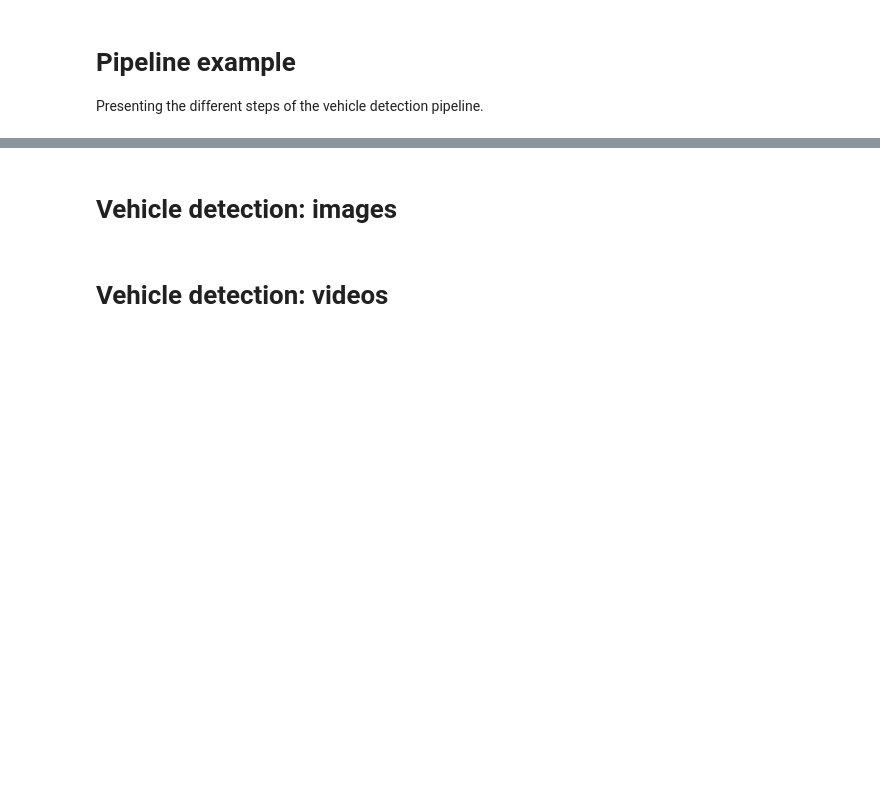
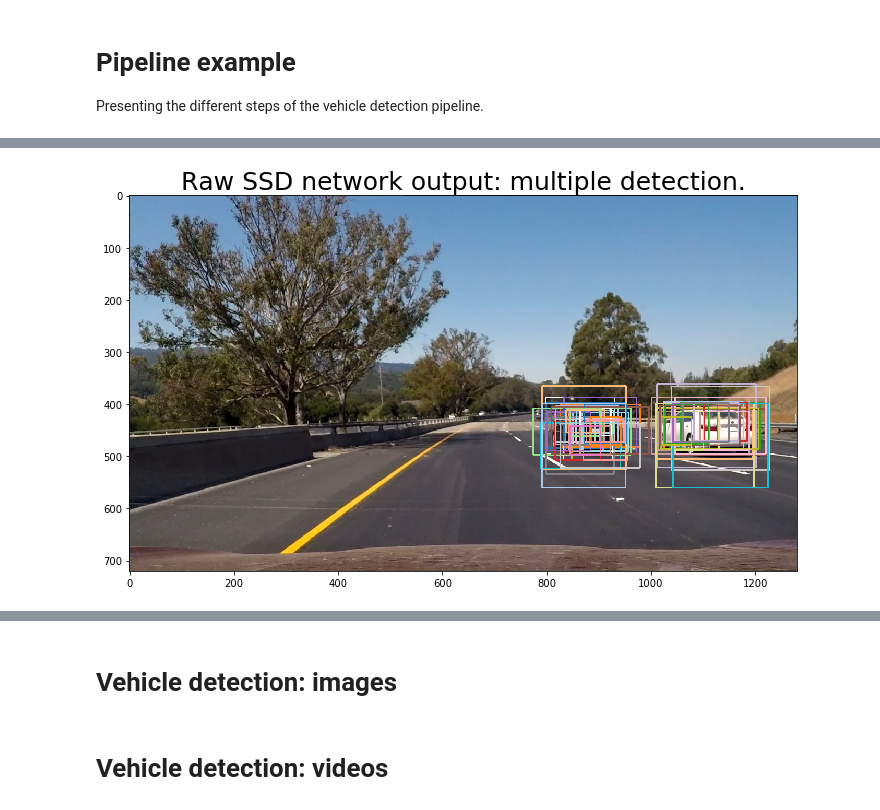
Before and after one commit to balancap/SDC-Vehicle-Detection, a Jupyter notebook: vehicle-detection.ipynb, the cells around one changed output, grey strips where cells are left out. Saved outputs shown, nothing was run; the diff lists cells and outputs as text; code cells hidden in the pictures; blank space fills up the shorter version.

```diff
--- a/vehicle-detection.ipynb
+++ b/vehicle-detection.ipynb
@@ -16,19 +22,20 @@ isess = tf.InteractiveSession()
 # %% [markdown]
 # Drawing and plotting routines.
 # %%
-def bboxes_draw_on_img(img, classes, scores, bboxes, colors, thickness=2):
+def bboxes_draw_on_img(img, scores, bboxes, colors, thickness=2, show_text=True):
     shape = img.shape
     for i in range(bboxes.shape[0]):
         bbox = bboxes[i]
-        color = colors[classes[i]]
+        color = colors[i % len(colors)]
         # Draw bounding box...
         p1 = (int(bbox[0] * shape[0]), int(bbox[1] * shape[1]))
         p2 = (int(bbox[2] * shape[0]), int(bbox[3] * shape[1]))
         cv2.rectangle(img, p1[::-1], p2[::-1], color, thickness)
         # Draw text...
-        s = '%s/%.3f' % (classes[i], scores[i])
-        p1 = (p1[0]-5, p1[1])
-        cv2.putText(img, s, p1[::-1], cv2.FONT_HERSHEY_DUPLEX, 0.4, color, 1)
+        if show_text:
+            s = '%s: %.3f' % ('Car', scores[i])
+            p1 = (p1[0]-5, p1[1])
+            cv2.putText(img, s, p1[::-1], cv2.FONT_HERSHEY_DUPLEX, 0.7, color, 1)
 
 def plot_image(img, title='', figsize=(24, 9)):
     f, axes = plt.subplots(1, 1, figsize=figsize)
@@ -82,7 +90,7 @@ Caused by op 'save/RestoreV2', defined at:
 Presenting the different steps of the vehicle detection pipeline.
 # %%
 # Main processing routine.
-def ssd_process_image(img, select_threshold=0.5, nms_threshold=0.35):
+def ssd_process_image(img, select_threshold=0.5):
     """Process an image through SSD network.
 
     Arguments:
@@ -93,23 +101,28 @@ def ssd_process_image(img, select_threshold=0.5, nms_threshold=0.35):
     # Resize image to height 300.
     factor = 300. / float(img.shape[0])
     img = cv2.resize(img, (0,0), fx=factor, fy=factor)
+    # Run SSD network and get class prediction and localization.
+    rpredictions, rlocalisations = isess.run([predictions, localisations], feed_dict={img_input: img})
 
-    # Run SSD network.
-    rpredictions, rlocalisations, rbbox_img = isess.run([predictions, localisations, bbox_img],
-                                                              feed_dict={img_input: img})
-    # Update anchor boxes to image size.
+    # Get anchor boxes for this image shape.
     ssd.update_feature_shapes(rpredictions)
     anchors = ssd.anchors(img.shape, dtype=np.float32)
 
-    # Compute classes and bboxes from the net outputs.
+    # Compute classes and bboxes from the net outputs: decode SSD output.
     rclasses, rscores, rbboxes, rlayers, ridxes = ssd_common.ssd_bboxes_select(
             rpredictions, rlocalisations, anchors,
             threshold=select_threshold, img_shape=img.shape, num_classes=ssd.params.num_classes, decode=True)
 
-    rbboxes = ssd_common.bboxes_clip(rbbox_img, rbboxes)
+#     rbboxes = ssd_common.bboxes_clip(rbbox_img, rbboxes)
+    # Remove other classes than cars.
+    idxes = (rclasses == 1)
+    rclasses = rclasses[idxes]
+    rscores = rscores[idxes]
+    rbboxes = rbboxes[idxes]
+    # Sort boxes by score.
     rclasses, rscores, rbboxes = ssd_common.bboxes_sort(rclasses, rscores, rbboxes,
                                                         top_k=400, priority_inside=True, margin=0.0)
-    rclasses, rscores, rbboxes = ssd_common.bboxes_nms(rclasses, rscores, rbboxes, threshold=nms_threshold)
+#     rclasses, rscores, rbboxes = ssd_common.bboxes_nms(rclasses, rscores, rbboxes, threshold=nms_threshold)
     return rclasses, rscores, rbboxes
 # %%
 # Load a sample image.
@@ -123,0 +138,10 @@ rclasses, rscores, rbboxes = ssd_process_image(img, select_threshold=0.5, nms_th
+# %%
+# Process image
+rclasses, rscores, rbboxes = ssd_process_image(img, select_threshold=0.6)
+# Draw bboxes
+img_bboxes = np.copy(img)
+bboxes_draw_on_img(img_bboxes, rscores, rbboxes, colors_tableau, thickness=2, show_text=False)
+
+plot_image(img_bboxes, 'Raw SSD network output: multiple detection.', (10, 10))
+# %% [output]
+[figure, added]
```
Also changed, not shown: parts of 14 cells of this notebook, 1 other file.
